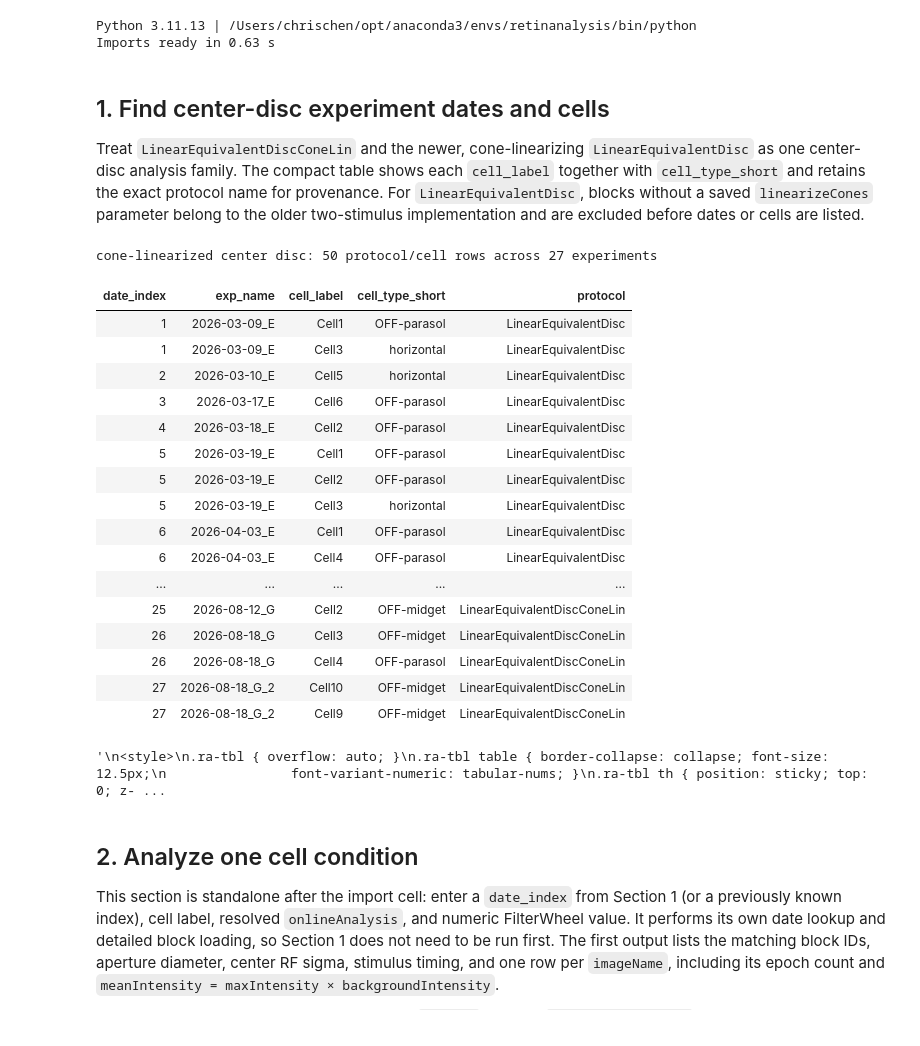
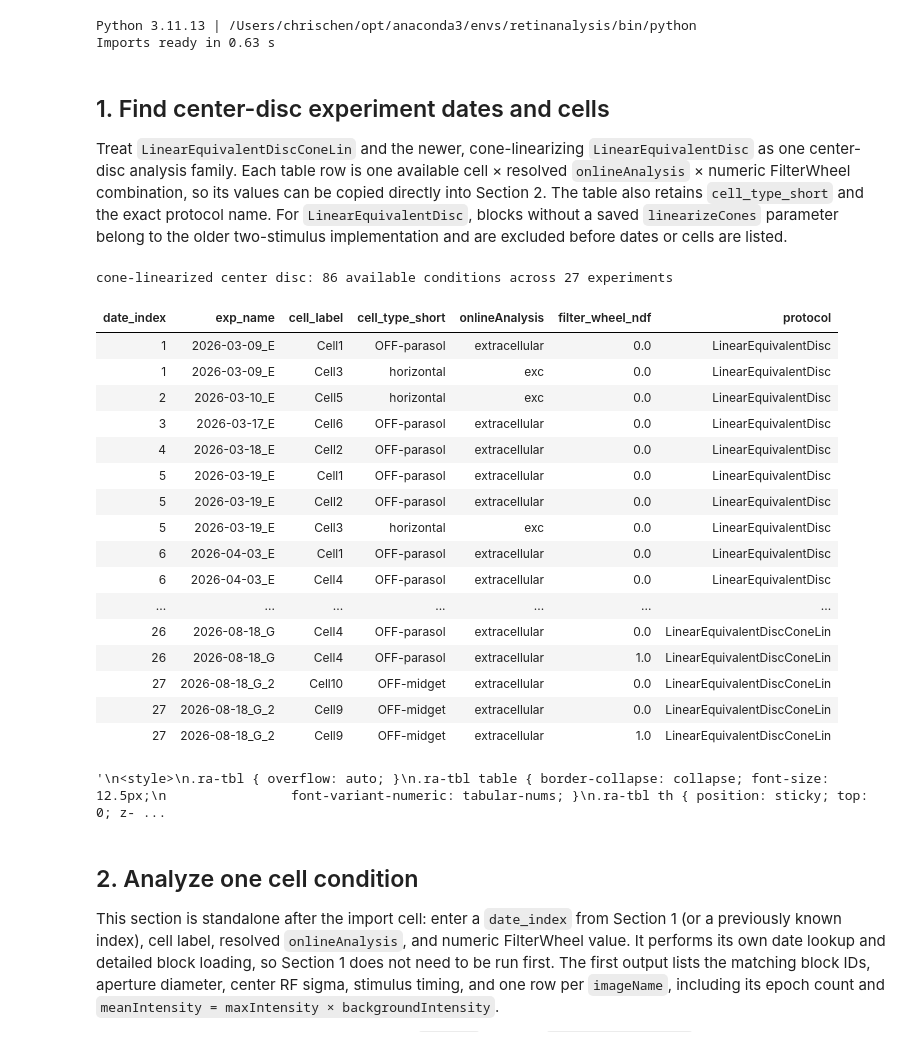
Before and after one commit to chrischen2/retinanalysis, a Jupyter notebook: SingCell_Notebooks/analyzeConeCenterDisc.ipynb, the cells around one changed output. Cells and saved outputs as stored; diff of their text form; code cells hidden in the pictures.

Commit message:
Show center-disc condition choices

```diff
--- a/SingCell_Notebooks/analyzeConeCenterDisc.ipynb
+++ b/SingCell_Notebooks/analyzeConeCenterDisc.ipynb
@@ -46,43 +46,54 @@ Imports ready in 0.63 s
 ## 1. Find center-disc experiment dates and cells
 
 Treat `LinearEquivalentDiscConeLin` and the newer, cone-linearizing
-`LinearEquivalentDisc` as one center-disc analysis family. The compact table shows each
-`cell_label` together with `cell_type_short` and retains the exact protocol name for provenance.
+`LinearEquivalentDisc` as one center-disc analysis family. Each table row is one available
+cell × resolved `onlineAnalysis` × numeric FilterWheel combination, so its values can be copied
+directly into Section 2. The table also retains `cell_type_short` and the exact protocol name.
 For `LinearEquivalentDisc`, blocks without a saved
 `linearizeCones` parameter belong to the older two-stimulus implementation and are excluded
 before dates or cells are listed.
 # %%
 CENTER_PROTOCOLS = (
     'LinearEquivalentDiscConeLin',
     'LinearEquivalentDisc',
 )
 PROTOCOL_LABEL = 'cone-linearized center disc'
 
-protocol_cells = led.find_protocol_cells(CENTER_PROTOCOLS, show=False)
+protocol_blocks = led.find_blocks(protocols=CENTER_PROTOCOLS, show=False)
+with contextlib.redirect_stdout(io.StringIO()), contextlib.redirect_stderr(io.StringIO()):
+    protocol_blocks = led.check_series_resistance(
+        protocol_blocks, show=False, sample_series_resistance=True)
+protocol_cells = (protocol_blocks[[
+    'exp_name', 'cell_label', 'cell_type_short', 'onlineAnalysis',
+    'filter_wheel_ndf', 'protocol']]
+    .drop_duplicates()
+    .sort_values(['exp_name', 'cell_label', 'onlineAnalysis',
+                  'filter_wheel_ndf', 'protocol'])
+    .reset_index(drop=True))
 protocol_cells.insert(
     0, 'date_index', pd.factorize(protocol_cells['exp_name'], sort=False)[0] + 1)
-print(f'{PROTOCOL_LABEL}: {len(protocol_cells)} protocol/cell rows across '
+print(f'{PROTOCOL_LABEL}: {len(protocol_cells)} available conditions across '
       f'{protocol_cells.exp_name.nunique()} experiments')
-sc.scroll_table(protocol_cells, height=420)
+sc.scroll_table(protocol_cells, height=420, num_cols=('filter_wheel_ndf',))
 # %% [output]
-cone-linearized center disc: 50 protocol/cell rows across 27 experiments
+cone-linearized center disc: 86 available conditions across 27 experiments
-| date_index | exp_name | cell_label | cell_type_short | protocol |
-| 1 | 2026-03-09_E | Cell1 | OFF-parasol | LinearEquivalentDisc |
-| 1 | 2026-03-09_E | Cell3 | horizontal | LinearEquivalentDisc |
-| 2 | 2026-03-10_E | Cell5 | horizontal | LinearEquivalentDisc |
-| 3 | 2026-03-17_E | Cell6 | OFF-parasol | LinearEquivalentDisc |
-| 4 | 2026-03-18_E | Cell2 | OFF-parasol | LinearEquivalentDisc |
-| 5 | 2026-03-19_E | Cell1 | OFF-parasol | LinearEquivalentDisc |
-| 5 | 2026-03-19_E | Cell2 | OFF-parasol | LinearEquivalentDisc |
-| 5 | 2026-03-19_E | Cell3 | horizontal | LinearEquivalentDisc |
-| 6 | 2026-04-03_E | Cell1 | OFF-parasol | LinearEquivalentDisc |
-| 6 | 2026-04-03_E | Cell4 | OFF-parasol | LinearEquivalentDisc |
-| ... | ... | ... | ... | ... |
-| 25 | 2026-08-12_G | Cell2 | OFF-midget | LinearEquivalentDiscConeLin |
-| 26 | 2026-08-18_G | Cell3 | OFF-midget | LinearEquivalentDiscConeLin |
-| 26 | 2026-08-18_G | Cell4 | OFF-parasol | LinearEquivalentDiscConeLin |
-| 27 | 2026-08-18_G_2 | Cell10 | OFF-midget | LinearEquivalentDiscConeLin |
-| 27 | 2026-08-18_G_2 | Cell9 | OFF-midget | LinearEquivalentDiscConeLin |
+| date_index | exp_name | cell_label | cell_type_short | onlineAnalysis | filter_wheel_ndf | protocol |
+| 1 | 2026-03-09_E | Cell1 | OFF-parasol | extracellular | 0.0 | LinearEquivalentDisc |
+| 1 | 2026-03-09_E | Cell3 | horizontal | exc | 0.0 | LinearEquivalentDisc |
+| 2 | 2026-03-10_E | Cell5 | horizontal | exc | 0.0 | LinearEquivalentDisc |
+| 3 | 2026-03-17_E | Cell6 | OFF-parasol | extracellular | 0.0 | LinearEquivalentDisc |
+| 4 | 2026-03-18_E | Cell2 | OFF-parasol | extracellular | 0.0 | LinearEquivalentDisc |
+| 5 | 2026-03-19_E | Cell1 | OFF-parasol | extracellular | 0.0 | LinearEquivalentDisc |
+| 5 | 2026-03-19_E | Cell2 | OFF-parasol | extracellular | 0.0 | LinearEquivalentDisc |
+| 5 | 2026-03-19_E | Cell3 | horizontal | exc | 0.0 | LinearEquivalentDisc |
+| 6 | 2026-04-03_E | Cell1 | OFF-parasol | extracellular | 0.0 | LinearEquivalentDisc |
+| 6 | 2026-04-03_E | Cell4 | OFF-parasol | extracellular | 0.0 | LinearEquivalentDisc |
+| ... | ... | ... | ... | ... | ... | ... |
+| 26 | 2026-08-18_G | Cell4 | OFF-parasol | extracellular | 0.0 | LinearEquivalentDiscConeLin |
+| 26 | 2026-08-18_G | Cell4 | OFF-parasol | extracellular | 1.0 | LinearEquivalentDiscConeLin |
+| 27 | 2026-08-18_G_2 | Cell10 | OFF-midget | extracellular | 0.0 | LinearEquivalentDiscConeLin |
+| 27 | 2026-08-18_G_2 | Cell9 | OFF-midget | extracellular | 0.0 | LinearEquivalentDiscConeLin |
+| 27 | 2026-08-18_G_2 | Cell9 | OFF-midget | extracellular | 1.0 | LinearEquivalentDiscConeLin |
 '\n<style>\n.ra-tbl { overflow: auto; }\n.ra-tbl table { border-collapse: collapse; font-size: 12.5px;\n                font-variant-numeric: tabular-nums; }\n.ra-tbl th { position: sticky; top: 0; z- ...
 # %% [markdown]
 ## 2. Analyze one cell condition
```
